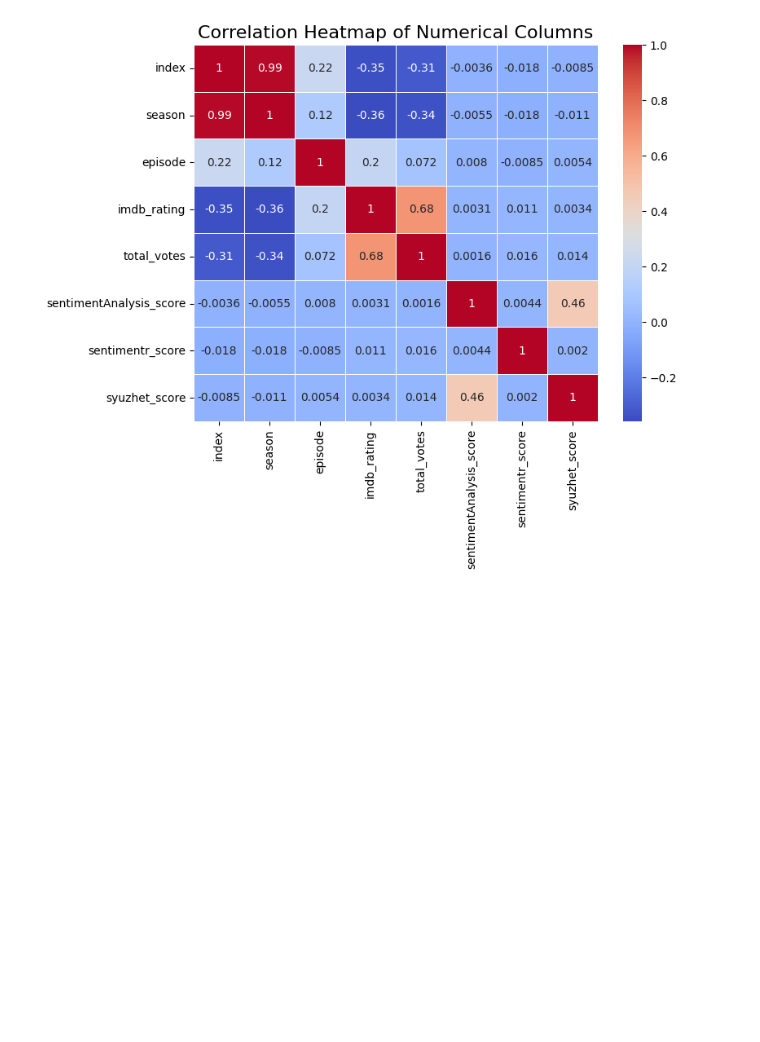
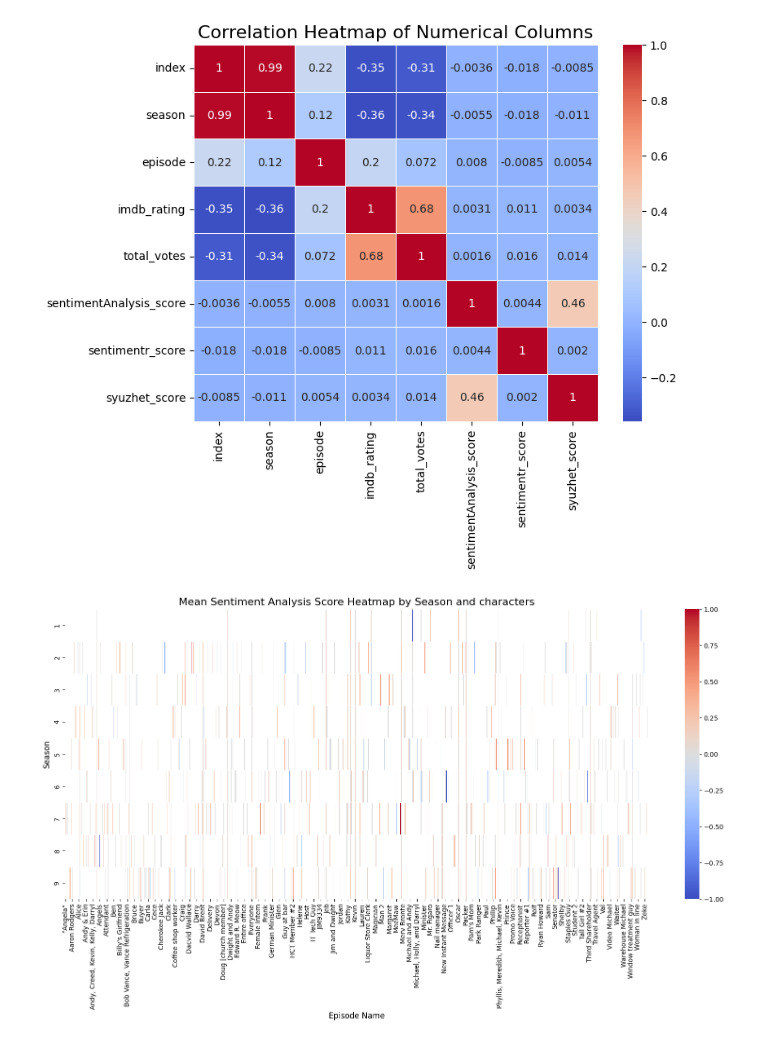
Before and after one commit to Mr-Royce-IV/Tv_Shows-Research-Projectt, a Jupyter notebook: Tv_show_dataCleaning.ipynb, the cells around one changed output. Cells and saved outputs as stored; diff of their text form; code cells hidden in the pictures; blank space fills up the shorter version.

```diff
--- a/Tv_show_dataCleaning.ipynb
+++ b/Tv_show_dataCleaning.ipynb
@@ -355,3 +355,26 @@ plt.title("Correlation Heatmap of Numerical Columns", fontsize=16)
 plt.show()
 # %% [output]
 [figure]
+# %%
+#make heatmap of season with episodes against sentimentAnalysis-score
+
+import seaborn as sns
+import matplotlib.pyplot as plt
+import numpy as np
+
+# Calculate the mean sentiment score for each episode in each season
+sentiment_by_episode = office_df_clean.groupby(['season', 'character'])['sentimentAnalysis_score'].mean().reset_index()
+
+# Pivot the data to create a matrix suitable for a heatmap
+sentiment_pivot = sentiment_by_episode.pivot(index='season', columns='character', values='sentimentAnalysis_score')
+
+# Plot the heatmap
+plt.figure(figsize=(20, 8))  # Set the figure size to accommodate more episodes
+sns.heatmap(sentiment_pivot, annot=False, cmap='coolwarm', linewidths=0.5) # annot=False to avoid clutter
+
+plt.title("Mean Sentiment Analysis Score Heatmap by Season and characters", fontsize=16)
+plt.xlabel("Episode Name", fontsize=12)
+plt.ylabel("Season", fontsize=12)
+plt.show()
+# %% [output]
+[figure, added]
```
